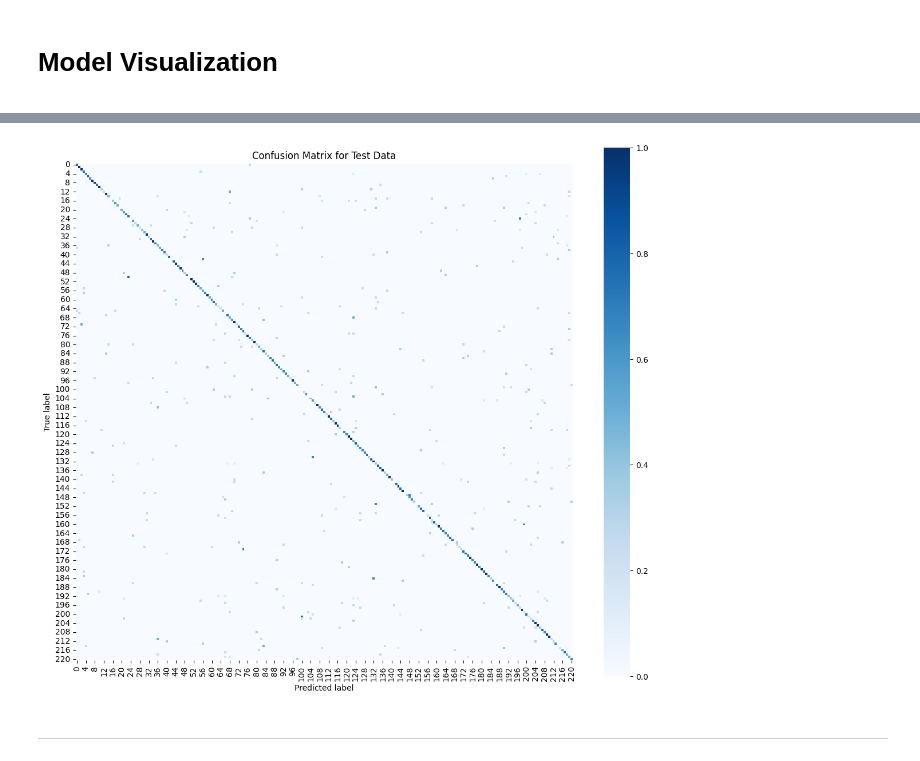
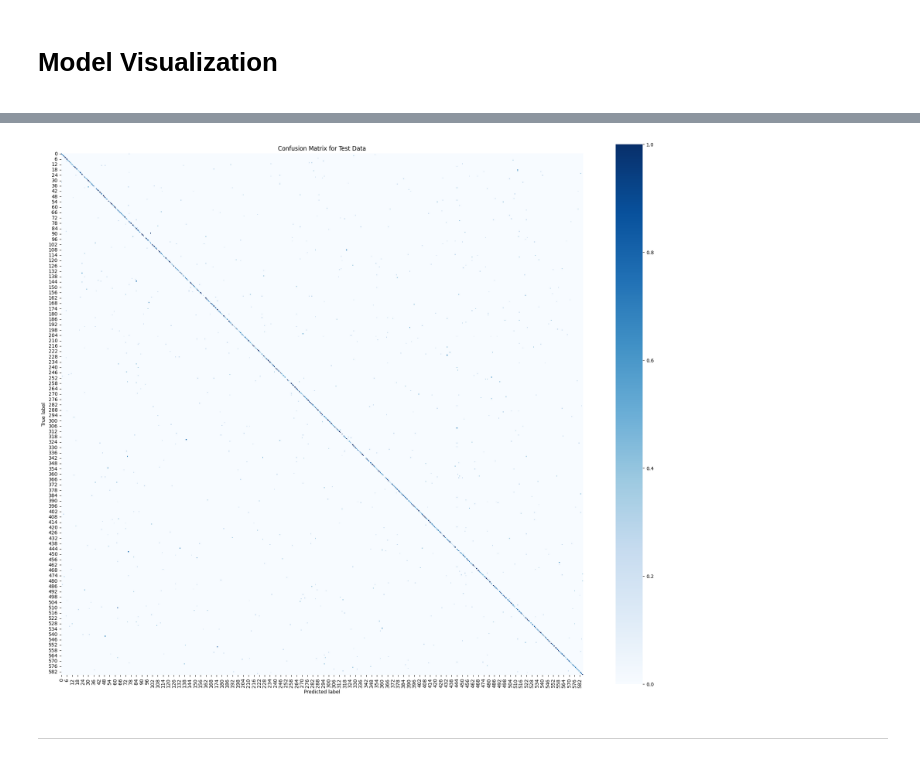
Before and after one commit to Mahmoudsamir10/ASL-Translation-Model, a Jupyter notebook: ASL-Citizen-Translation-Model.ipynb, the cells around one changed output, grey strips where cells are left out. Drawn from its saved outputs; the diff is of its cells as text; code cells hidden in the pictures.

Commit message:
Kaggle Notebook | MuteMotion: ASL Citizen Translation Model | Version 13

```diff
--- a/ASL-Citizen-Translation-Model.ipynb
+++ b/ASL-Citizen-Translation-Model.ipynb
@@ -500,4 +490,0 @@ len(labels)
-# %%
-data = pd.read_csv('/kaggle/input/asl-citizen-encoded/Data/data.csv')
-data = data[data['clean label'].isin(labels)].reset_index(drop=True)
-len(data)
@@ -518,0 +509,10 @@ X_test, Y_test = load_data('val')
+# %%
+landmarks = (
+    [x for x in filtered_hand] +
+    [x + HAND_NUM for x in filtered_hand] +
+    [x + HAND_NUM * 2 for x in filtered_pose] +
+    [x + HAND_NUM * 2 + POSE_NUM for x in filtered_face]
+)
+
+print(landmarks)
+print(f'\nTotal Number: {len(landmarks)}')
@@ -519,3 +544,24 @@ X_test, Y_test = load_data('val')
+# %%
+X_train, Y_train = load_data('train', '/kaggle/input/asl-citizen-encoded/landmarks_p1.npz',
+                             '/kaggle/input/asl-citizen-encoded/landmarks_p2.npz',
+                             '/kaggle/input/asl-citizen-encoded/landmarks_p3.npz',
+                             '/kaggle/input/asl-citizen-encoded/landmarks_p4.npz',
+                             '/kaggle/input/asl-citizen-encoded/landmarks_p5.npz',
+                             labels=labels, landmarks=landmarks)
+
+X_val, Y_val = load_data('test', '/kaggle/input/asl-citizen-encoded/landmarks_p1.npz',
+                             '/kaggle/input/asl-citizen-encoded/landmarks_p2.npz',
+                             '/kaggle/input/asl-citizen-encoded/landmarks_p3.npz',
+                             '/kaggle/input/asl-citizen-encoded/landmarks_p4.npz',
+                             '/kaggle/input/asl-citizen-encoded/landmarks_p5.npz',
+                             labels=labels, landmarks=landmarks)
+
+X_test, Y_test = load_data('val', '/kaggle/input/asl-citizen-encoded/landmarks_p1.npz',
+                             '/kaggle/input/asl-citizen-encoded/landmarks_p2.npz',
+                             '/kaggle/input/asl-citizen-encoded/landmarks_p3.npz',
+                             '/kaggle/input/asl-citizen-encoded/landmarks_p4.npz',
+                             '/kaggle/input/asl-citizen-encoded/landmarks_p5.npz',
+                             labels=labels, landmarks=landmarks)
 # %%
 len(X_train), len(X_val), len(X_test)
 # %% [output]
@@ -721,9 +766,9 @@ def padding(X, Y, length=None, pad=0):
     Y = np.array(Y)
     return X_padded, Y
 # %%
-X_train, Y_train = padding(X_train, Y_train, length=200, pad=-100)
-X_val, Y_val = padding(X_val, Y_val, length=200, pad=-100)
-X_test, Y_test = padding(X_test, Y_test, length=200, pad=-100)
+X_train, Y_train = padding(X_train, Y_train, length=100, pad=-100)
+X_val, Y_val = padding(X_val, Y_val, length=100, pad=-100)
+X_test, Y_test = padding(X_test, Y_test, length=100, pad=-100)
 # %%
 X_train.shape, X_val.shape, X_test.shape
 # %% [output]
@@ -940,7 +990,7 @@ Y_pred = np.argmax(Y_pred_probabilities, axis=1)
 conf_matrix = confusion_matrix(Y_test, Y_pred)
 conf_matrix = conf_matrix.astype('float') / conf_matrix.sum(axis=1)[:, np.newaxis]
 
-plt.figure(figsize=(14, 12))
+plt.figure(figsize=(24, 20))
 sns.heatmap(conf_matrix, cmap='Blues', annot=False, square=True)
 
 plt.title('Confusion Matrix for Test Data')
@@ -952,3 +1002,3 @@ plt.show()
-[figure, old version]
+[figure, new version]
 # %% [markdown]
 ---
```
Also changed, not shown: parts of 45 cells of this notebook.
